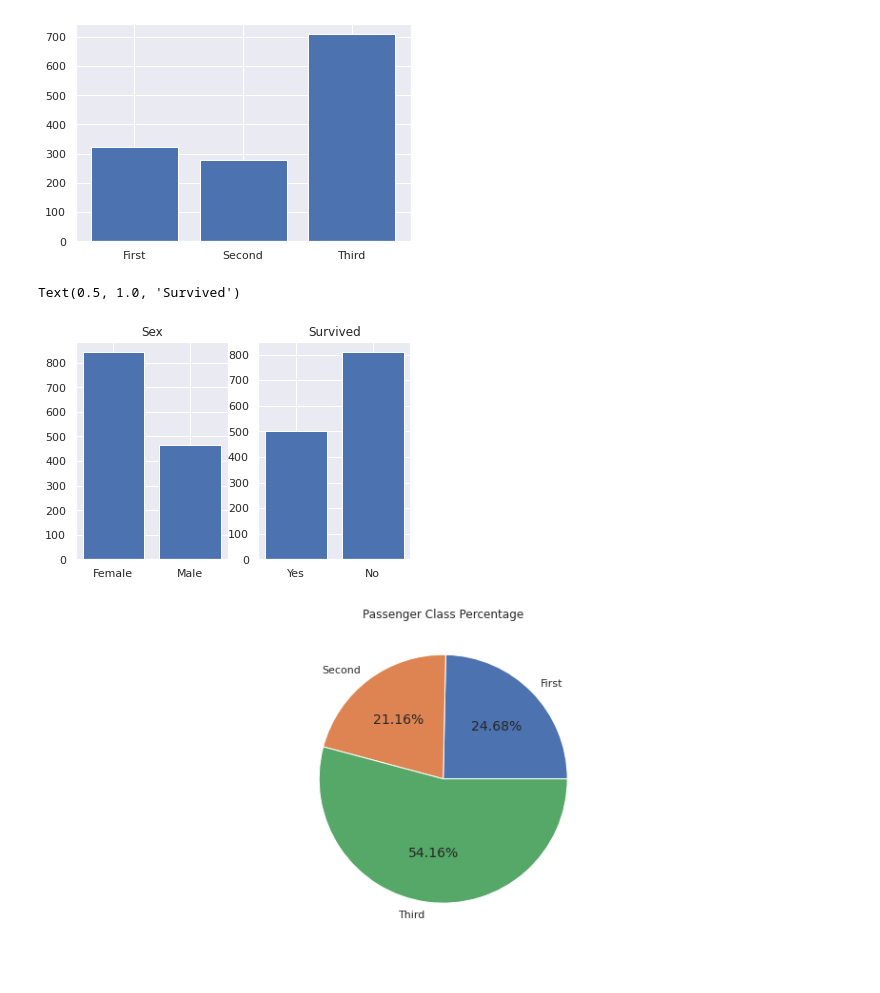
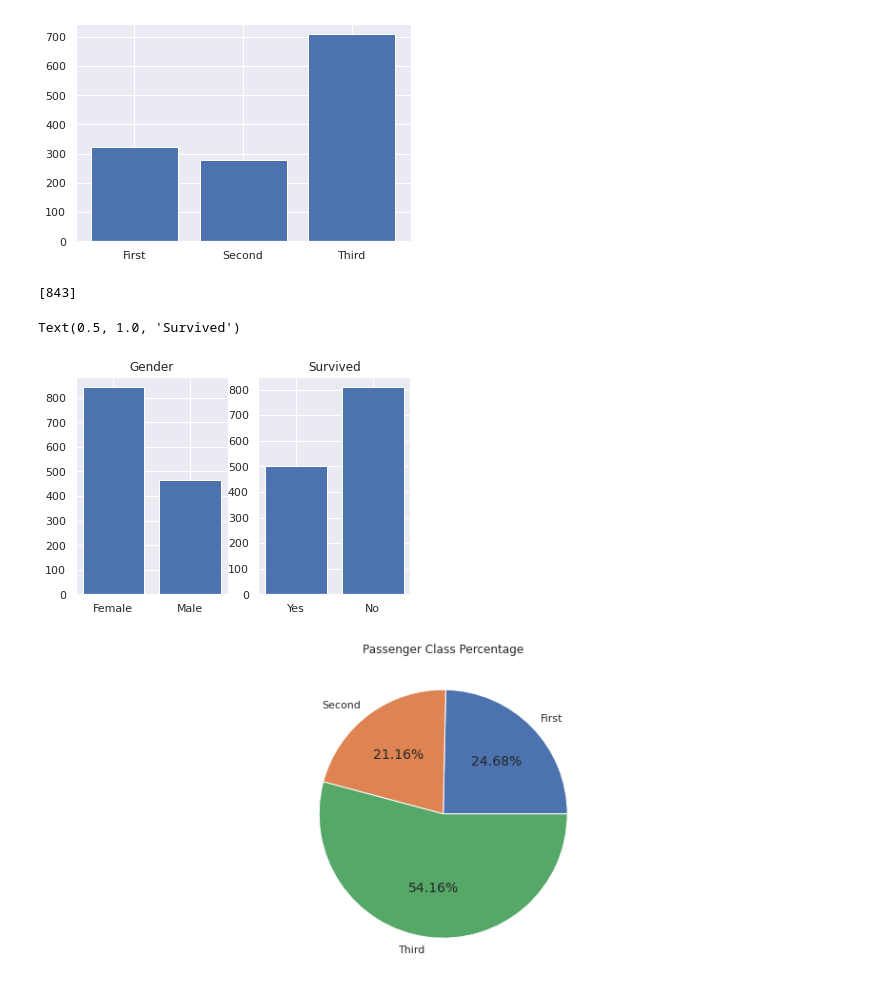
Before and after one commit to keemdedone/MY_BDM, a Jupyter notebook: BDM_622110140_week3.ipynb, the cells around one changed output. Cells and saved outputs as stored; diff of their text form; code cells hidden in the pictures.

Commit message:
change method to call sum value

```diff
--- a/BDM_622110140_week3.ipynb
+++ b/BDM_622110140_week3.ipynb
@@ -173,7 +173,7 @@ plt.show()
 ### 4. Load Data & Basic Data Preprocessing
 # %%
 import numpy as np
-titanics = np.genfromtxt('../input/titanics/titanic.txt',delimiter='\t',missing_values = None,dtype=str)
+titanics = np.genfromtxt('../input/titanictxt/titanic.txt',delimiter='\t',missing_values = None,dtype=str)
 # %%
 titanics[0,:]
 # %% [output]
@@ -252,15 +252,20 @@ plt.bar(passenger_class, passenger_class_value)
 # %% [output]
 <BarContainer object of 3 artists>
 [figure]
+# %%
+man = [sum(titanics[:,1]=='Male')]
+man
+# %% [output]
+[843]
 # %%
 # Ex. 2 Exploration of Sex and Survived using Bar Chart
-Sex = [len(np.unique(np.where(titanics[:,1]=='Male'))),len(np.unique(np.where(titanics[:,1]=='Female')))]
-Survived = [len(np.unique(np.where(titanics[:,4]=='Yes'))),len(np.unique(np.where(titanics[:,4]=='No')))]
-plt.subplot(1,2,1);plt.bar(['Female','Male'],Sex);plt.title('Sex')
+Gender = [ sum(titanics[:,1] == 'Male'),sum(titanics[:,1] == 'Female') ] # == จะสะท้อนค่า TURE FALSE เป็น 0 1 ซึ่งการใช้ sum จะเป็นการรวมค่า TURE
+Survived = [ sum(titanics[:,4] == 'Yes'),sum(titanics[:,4] == 'No') ]
+plt.subplot(1,2,1);plt.bar(['Female','Male'],Gender);plt.title('Gender')
 plt.subplot(1,2,2);plt.bar(['Yes','No'],Survived);plt.title('Survived')
 # %% [output]
 Text(0.5, 1.0, 'Survived')
-[figure, old version]
+[figure, new version]
 # %%
 #Ex.3
 # แสดงข้อมูล class ที่ passenger แต่ละคน ซื้อในรูปแบบ วงกลม หรือ pie chart
```
Also changed, not shown: parts of 2 cells of this notebook.
